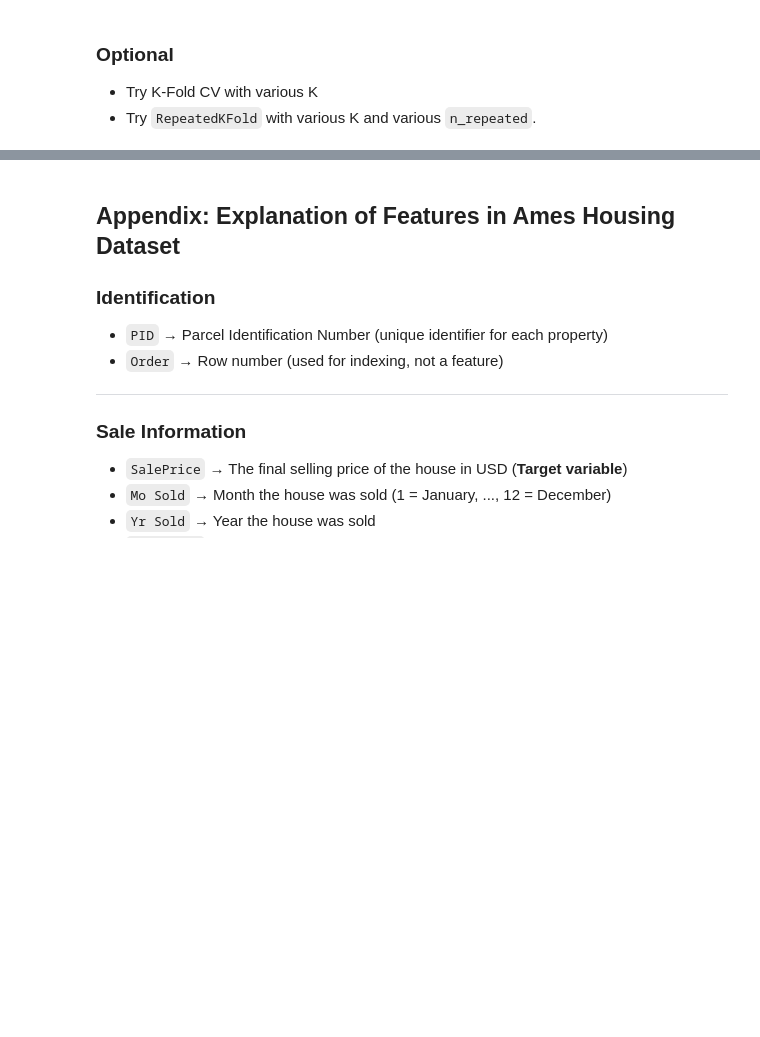
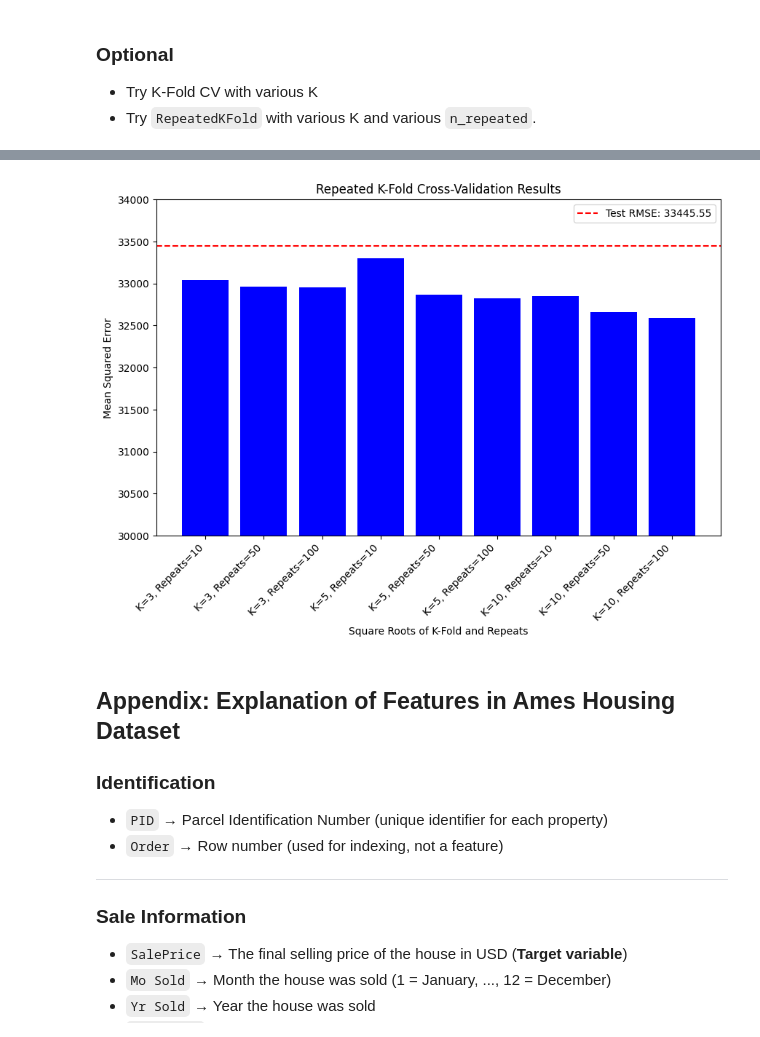
Before and after one commit to SergeyNelyapenkoBU/Module-3-Assignments, a Jupyter notebook: Homework_04.ipynb, the cells around one changed output, grey strips where cells are left out. Drawn from its saved outputs; the diff is of its cells as text; code cells hidden in the pictures; blank space fills up the shorter version.

```diff
--- a/Homework_04.ipynb
+++ b/Homework_04.ipynb
@@ -441,0 +481,10 @@ Hint: Here is an example of how to print out values as currency:
+# %%
+# Your code here
+
+rmse_test = np.sqrt(test_mse)
+rmse_cv_5fold = np.sqrt(cv_mean_score)
+rmse_cv_repeated = np.sqrt(cv_repeated_mean_score)
+rmse_cv_loo = np.sqrt(cv_loo_mean_score)
+rmse_diffs = {'A': abs(rmse_cv_5fold - rmse_test), 'B': abs(rmse_cv_repeated - rmse_test), 'C': abs(rmse_cv_loo - rmse_test)}
+closest_cv = min(rmse_diffs, key=rmse_diffs.get)
+closest_cv
@@ -452,3 +517,19 @@ a2d = Ellipsis
 
 - Try K-Fold CV with various K
 - Try `RepeatedKFold` with various K and various `n_repeated`.
+# %%
+# repeated K-Fold with various parameters
+repeats = [10, 50, 100]
+k_splits = [3, 5, 10]
+results = []
+results_r = []
+labels = []
+for k in k_splits:
+    for r in repeats:
+        repeated_kfold = RepeatedKFold(n_splits=k, n_repeats=r, random_state=42)
+        cv_repeated_scores = cross_val_score(model, X_train, y_train, cv=repeated_kfold, scoring='neg_mean_squared_error', n_jobs=-1)
+        mse = -np.mean(cv_repeated_scores)
+        results.append(mse)
+        results_r.append(np.sqrt(mse))
+        labels.append(f"K={k}, Repeats={r}")
+        print(f"Repeated KFold (K={k}, Repeats={r}), CV MSE: {mse:.4f}, CV RMSE:{np.sqrt(mse)}")
@@ -455,3 +546,17 @@ a2d = Ellipsis
+# %%
+# plot bar chart
+plt.figure(figsize=(10, 6))
+plt.bar(labels, results_r, color='blue')
+plt.axhline(y=rmse_test, color='r', linestyle='--', label=f"Test RMSE: {rmse_test:.2f}")
+plt.xticks(rotation=45, ha='right')
+plt.ylabel("Mean Squared Error")
+plt.xlabel("Square Roots of K-Fold and Repeats")
+plt.title("Repeated K-Fold Cross-Validation Results")
+plt.ylim(30000, 34000)
+plt.legend()
+plt.show()
+# %% [output]
+[figure, added]
 # %% [markdown]
 ## Appendix: Explanation of Features in Ames Housing Dataset
 
```
Also changed, not shown: parts of 14 cells of this notebook.
